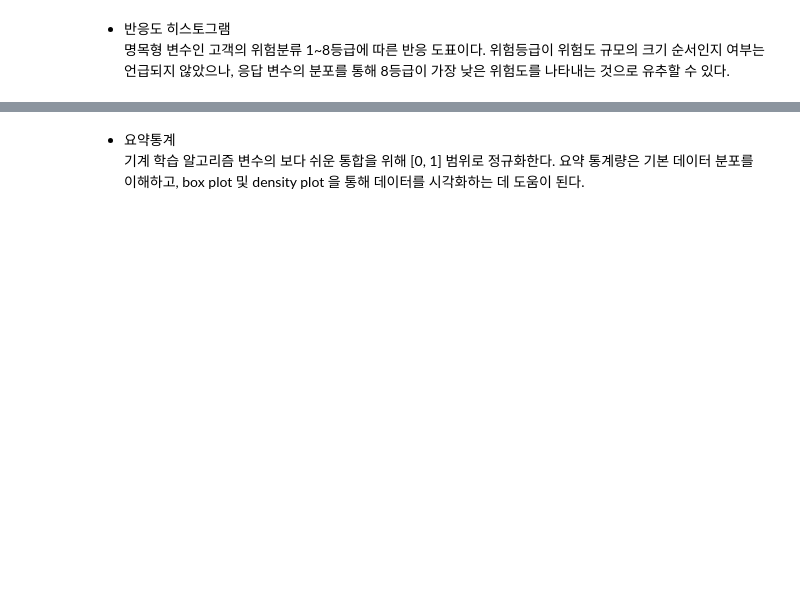
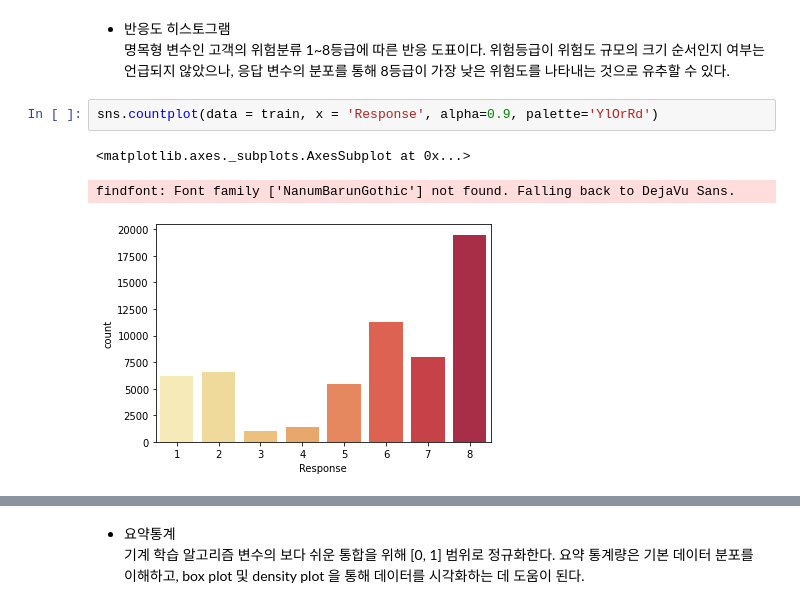
Before and after one commit to JisueKim/DataAnalyst, a Jupyter notebook: Predict/Prudential_Life_Insurance.ipynb, the cells around one changed output, grey strips where cells are left out. Cells and saved outputs as stored; diff of their text form; blank space fills up the shorter version.

```diff
--- a/Predict/Prudential_Life_Insurance.ipynb
+++ b/Predict/Prudential_Life_Insurance.ipynb
@@ -119,3 +120,9 @@ df
 # %% [markdown]
 * 반응도 히스토그램
  명목형 변수인 고객의 위험분류 1~8등급에 따른 반응 도표이다. 위험등급이 위험도 규모의 크기 순서인지 여부는 언급되지 않았으나, 응답 변수의 분포를 통해 8등급이 가장 낮은 위험도를 나타내는 것으로 유추할 수 있다.
+# %%
+sns.countplot(data = train, x = 'Response', alpha=0.9, palette='YlOrRd')
+# %% [output]
+<matplotlib.axes._subplots.AxesSubplot at 0x...>
+findfont: Font family ['NanumBarunGothic'] not found. Falling back to DejaVu Sans.
+[figure, added]
```
Also changed, not shown: parts of 21 cells of this notebook.
